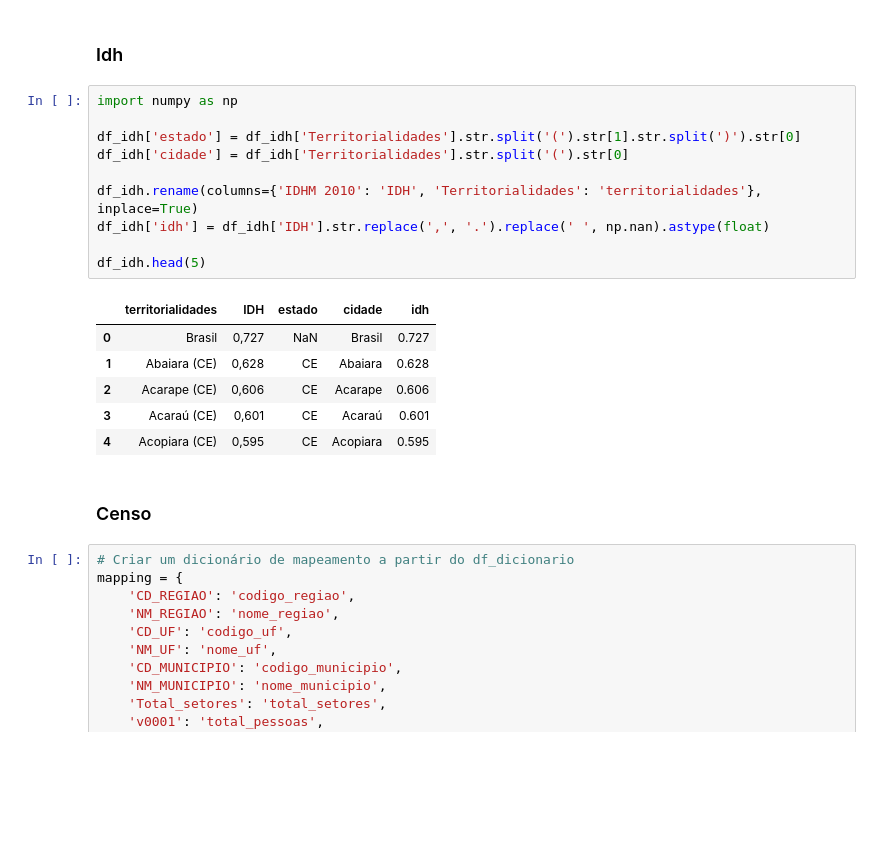
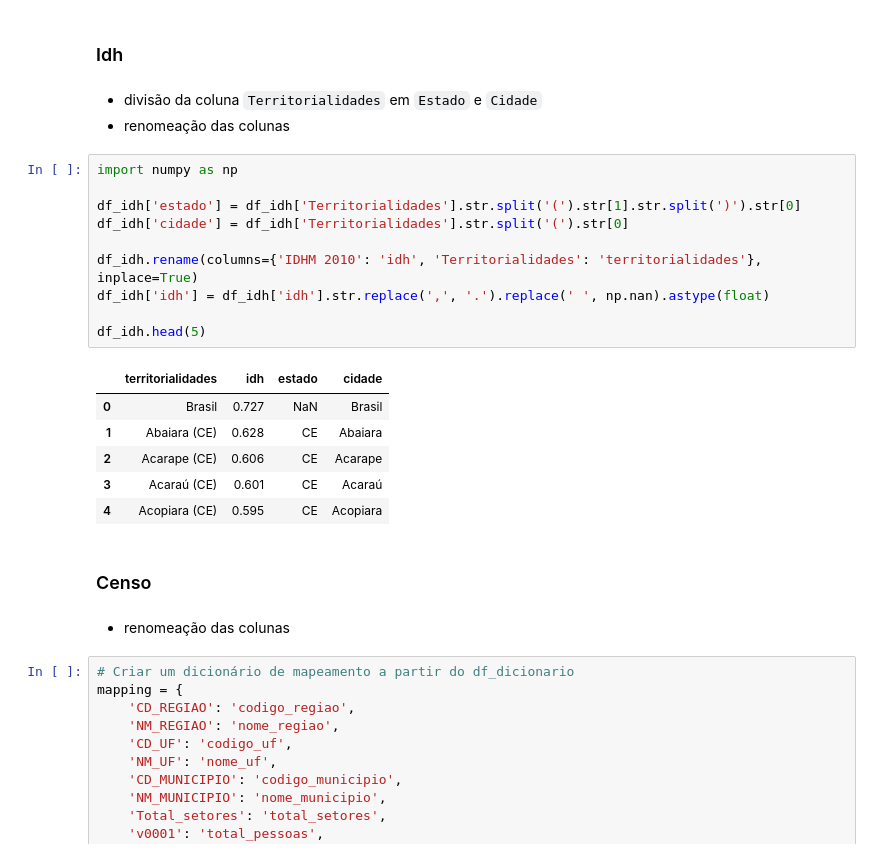
Before and after one commit to JoaoLucas23/BDG, a Jupyter notebook: tratamento_de_dados.ipynb, the cells around one changed output. Cells and saved outputs as stored; diff of their text form; blank space fills up the shorter version.

```diff
--- a/tratamento_de_dados.ipynb
+++ b/tratamento_de_dados.ipynb
@@ -117,25 +127,30 @@ memory usage: 30.4+ MB
 # Tratamento dos dados
 # %% [markdown]
 ### Idh
+# %% [markdown]
+- divisão da coluna `Territorialidades` em `Estado` e `Cidade`
+- renomeação das colunas
 # %%
 import numpy as np
 
 df_idh['estado'] = df_idh['Territorialidades'].str.split('(').str[1].str.split(')').str[0]
 df_idh['cidade'] = df_idh['Territorialidades'].str.split('(').str[0]
 
-df_idh.rename(columns={'IDHM 2010': 'IDH', 'Territorialidades': 'territorialidades'}, inplace=True)
-df_idh['idh'] = df_idh['IDH'].str.replace(',', '.').replace(' ', np.nan).astype(float)
+df_idh.rename(columns={'IDHM 2010': 'idh', 'Territorialidades': 'territorialidades'}, inplace=True)
+df_idh['idh'] = df_idh['idh'].str.replace(',', '.').replace(' ', np.nan).astype(float)
 
 df_idh.head(5)
 # %% [output]
-|  | territorialidades | IDH | estado | cidade | idh |
-| 0 | Brasil | 0,727 | NaN | Brasil | 0.727 |
-| 1 | Abaiara (CE) | 0,628 | CE | Abaiara | 0.628 |
-| 2 | Acarape (CE) | 0,606 | CE | Acarape | 0.606 |
-| 3 | Acaraú (CE) | 0,601 | CE | Acaraú | 0.601 |
-| 4 | Acopiara (CE) | 0,595 | CE | Acopiara | 0.595 |
+|  | territorialidades | idh | estado | cidade |
+| 0 | Brasil | 0.727 | NaN | Brasil |
+| 1 | Abaiara (CE) | 0.628 | CE | Abaiara |
+| 2 | Acarape (CE) | 0.606 | CE | Acarape |
+| 3 | Acaraú (CE) | 0.601 | CE | Acaraú |
+| 4 | Acopiara (CE) | 0.595 | CE | Acopiara |
 # %% [markdown]
 ### Censo
+# %% [markdown]
+- renomeação das colunas
 # %%
 # Criar um dicionário de mapeamento a partir do df_dicionario
 mapping = {
```
Also changed, not shown: parts of 17 cells of this notebook.
